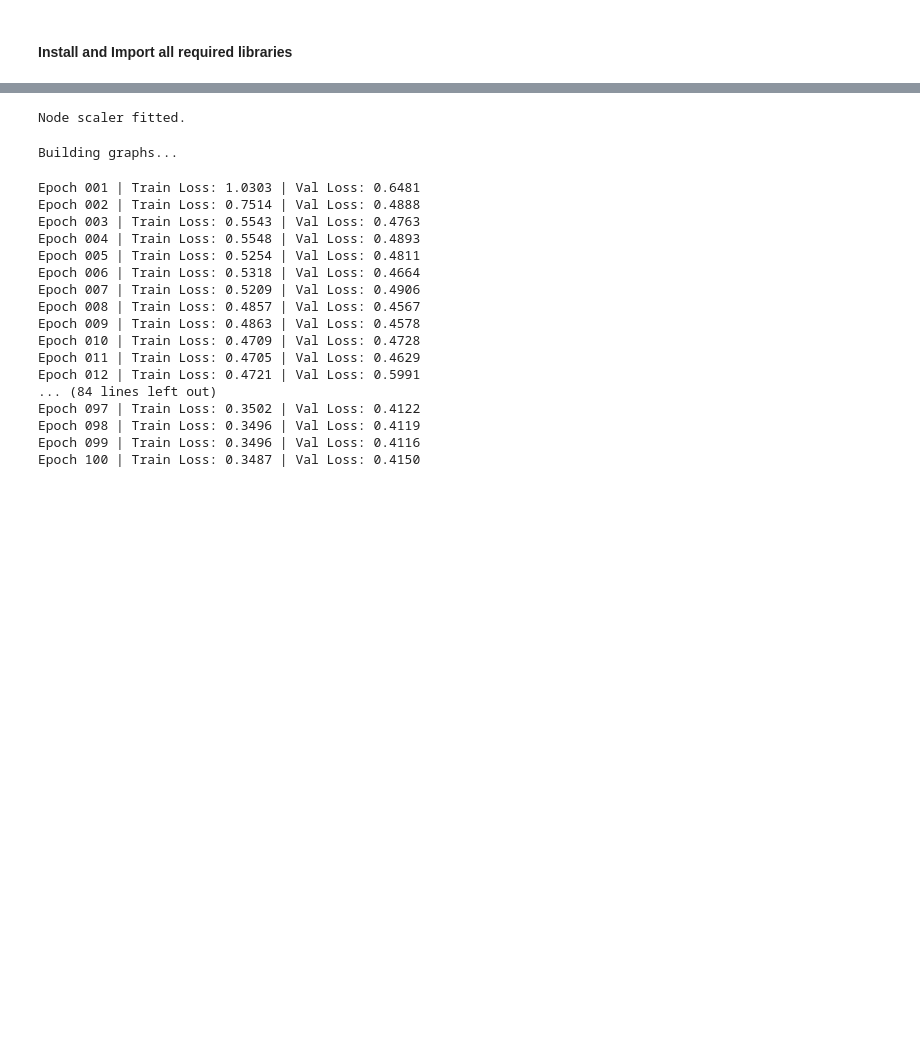
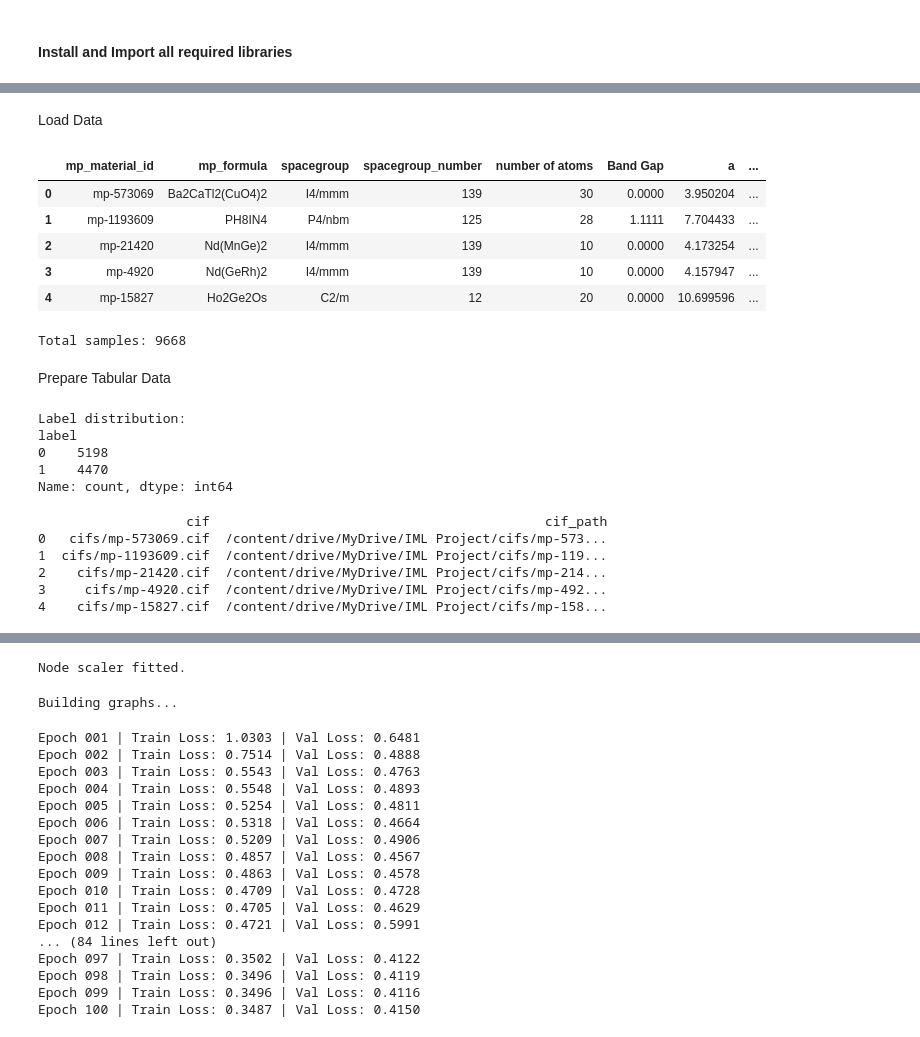
Before and after one commit to RayCharles8/ML-Project, a Jupyter notebook: IML Project/GNNs.ipynb, the cells around one changed output, grey strips where cells are left out. Cells and saved outputs as stored; diff of their text form; code cells hidden in the pictures; blank space fills up the shorter version.

```diff
--- a/IML Project/GNNs.ipynb
+++ b/IML Project/GNNs.ipynb
@@ -7,6 +7,9 @@ import sys
 import numpy as np
 import pandas as pd
 import random
+from tqdm import tqdm
+
+!pip install torch-geometric torch-cluster pymatgen
 
 import torch
 import torch.nn as nn
@@ -18,6 +21,7 @@ from torch_cluster import radius_graph
 from torch_geometric.utils import scatter
 from pymatgen.io.cif import CifParser
 from pymatgen.core import Structure, Element
+from torch.utils.data import Subset
 
 from sklearn.model_selection import train_test_split
 from sklearn.preprocessing import StandardScaler
@@ -25,17 +29,12 @@ from sklearn.metrics import accuracy_score, f1_score, roc_auc_score, classificat
 
 import matplotlib.pyplot as plt
 import seaborn as sns
+
+!pip install pysr
 from pysr import PySRRegressor
+
 import warnings
 warnings.filterwarnings('ignore')
-
-from typing import List, Tuple, Dict, Optional
-import deepchem as dc
-
-
-# For reproducibility
-torch.manual_seed(42)
-np.random.seed(42)
 
 # Set random seeds for reproducibility (critical for scientific research)
 SEED = 42
@@ -54,9 +53,13 @@ from google.colab import drive
 drive.mount('/content/drive')
 
 # Define paths
-DATA_PATH = '/content/drive/MyDrive/Project/Dataset.csv'
-CIF_DIR   = '/content/drive/MyDrive/Project/cif/'
+BASE_DIR = "/content/drive/MyDrive/IML Project"
 
+DATA_PATH = os.path.join(BASE_DIR, "Dataset.csv")
+CIF_DIR = os.path.join(BASE_DIR)
+
+GRAPH_DIR = os.path.join(BASE_DIR, "graphs")
+os.makedirs(GRAPH_DIR, exist_ok=True)
 # Set device
 device = torch.device('cuda' if torch.cuda.is_available() else 'cpu')
 print(f"Using device: {device}")
@@ -115,0 +66,28 @@ Successfully installed bibtexparser-1.4.4 monty-2026.2.18 palettable-3.3.3 plotl
+# %% [markdown]
+ Load Data
+# %%
+df = pd.read_csv(DATA_PATH)
+df.head()
+# %% [output]
+|  | mp_material_id | mp_formula | spacegroup | spacegroup_number | number of atoms | Band Gap | a | ... |
+| 0 | mp-573069 | Ba2CaTl2(CuO4)2 | I4/mmm | 139 | 30 | 0.0000 | 3.950204 | ... |
+| 1 | mp-1193609 | PH8IN4 | P4/nbm | 125 | 28 | 1.1111 | 7.704433 | ... |
+| 2 | mp-21420 | Nd(MnGe)2 | I4/mmm | 139 | 10 | 0.0000 | 4.173254 | ... |
+| 3 | mp-4920 | Nd(GeRh)2 | I4/mmm | 139 | 10 | 0.0000 | 4.157947 | ... |
+| 4 | mp-15827 | Ho2Ge2Os | C2/m | 12 | 20 | 0.0000 | 10.699596 | ... |
+# %%
+print("Total samples:", len(df))
+# %% [output]
+Total samples: 9668
+# %% [markdown]
+Prepare Tabular Data
+# %%
+# Check class balance
+print("\nLabel distribution:")
+print(df['label'].value_counts())
+# %% [output]
+Label distribution:
+label
+0    5198
+1    4470
+Name: count, dtype: int64
@@ -116,8 +101,13 @@ Successfully installed bibtexparser-1.4.4 monty-2026.2.18 palettable-3.3.3 plotl
 # %%
-df = pd.read_csv(DATA_PATH)
+# Build absolute CIF paths
+df['cif_path'] = df['cif'].apply(lambda x: os.path.join(CIF_DIR, x))
 
-# Fix CIF paths
-df['cif_path'] = df['cif'].apply(lambda x: os.path.join(BASE_DIR, x))
-
-print("Dataset shape:", df.shape)
-df.head(3)
+# Quick check
+print(df[['cif', 'cif_path']].head())
+# %% [output]
+                   cif                                           cif_path
+0   cifs/mp-573069.cif  /content/drive/MyDrive/IML Project/cifs/mp-573...
+1  cifs/mp-1193609.cif  /content/drive/MyDrive/IML Project/cifs/mp-119...
+2    cifs/mp-21420.cif  /content/drive/MyDrive/IML Project/cifs/mp-214...
+3     cifs/mp-4920.cif  /content/drive/MyDrive/IML Project/cifs/mp-492...
+4    cifs/mp-15827.cif  /content/drive/MyDrive/IML Project/cifs/mp-158...
```
Also changed, not shown: parts of 40 cells of this notebook.
